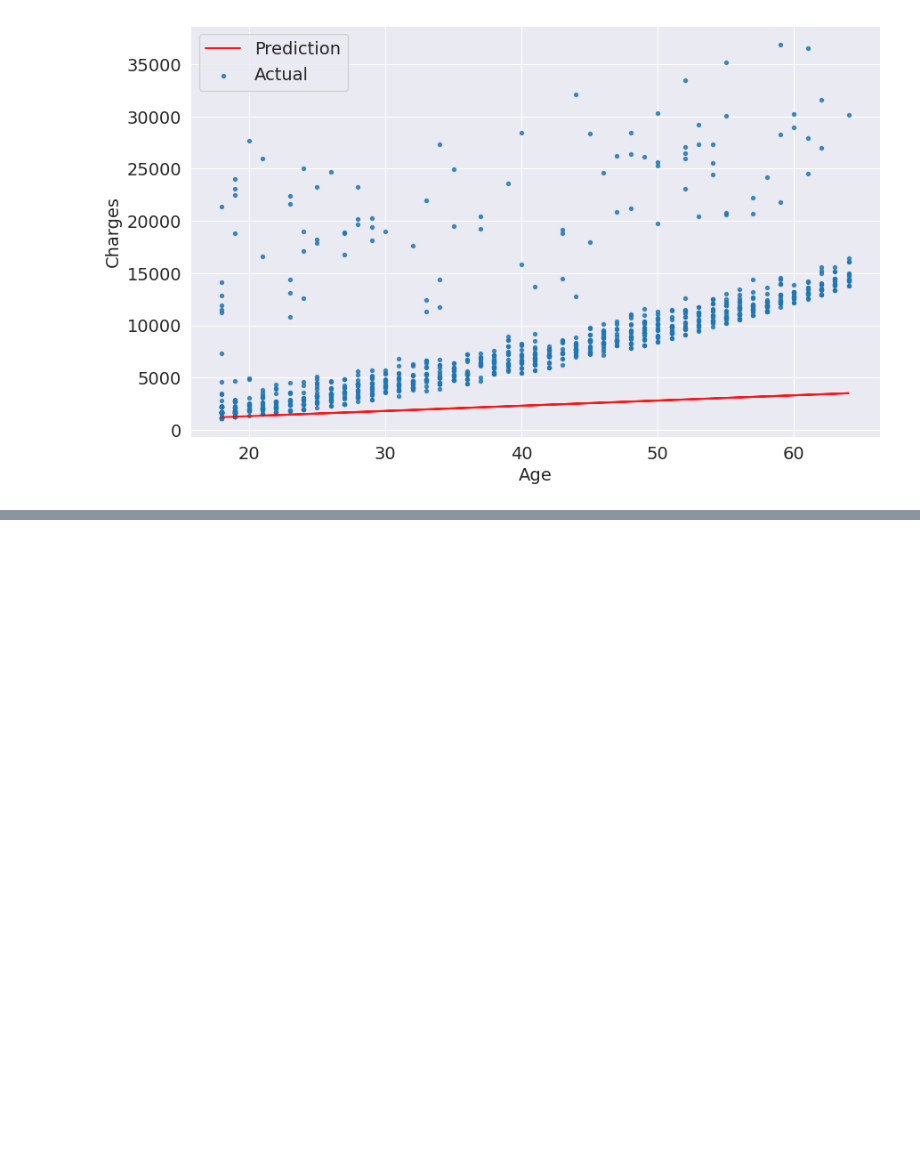
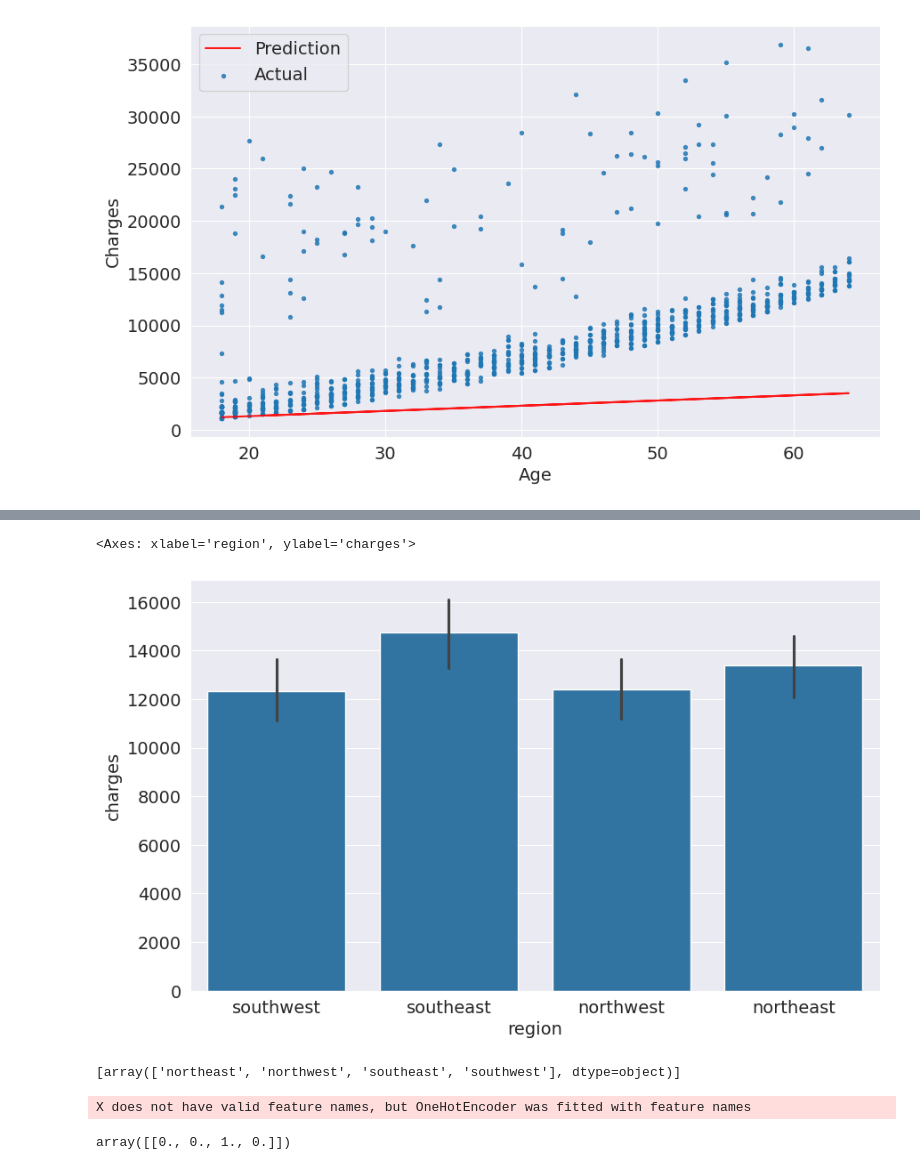
Before and after one commit to RapaDewan/Machine-Learning, a Jupyter notebook: FCC18/FCC18.ipynb, the cells around one changed output, grey strips where cells are left out. Saved outputs shown, nothing was run; the diff lists cells and outputs as text; code cells hidden in the pictures; blank space fills up the shorter version.

```diff
--- a/FCC18/FCC18.ipynb
+++ b/FCC18/FCC18.ipynb
@@ -329,0 +528,3 @@ RMSE Loss:  8312.556156041677
+# %%
+sex_codes={'female':0,'male':1}
+df['sex_code']=df.sex.map(sex_codes)
@@ -329,0 +555,17 @@ RMSE Loss:  8312.556156041677
+# %%
+sns.barplot(data=df, x='region', y='charges') #bar gula colourful ashena kno?
+# %% [output]
+<Axes: xlabel='region', ylabel='charges'>
+[figure, added]
+# %%
+from sklearn import preprocessing
+enc=preprocessing.OneHotEncoder()
+enc.fit(df[['region']])
+enc.categories_
+# %% [output]
+[array(['northeast', 'northwest', 'southeast', 'southwest'], dtype=object)]
+# %%
+enc.transform([['southeast']]).toarray()
+# %% [output]
+X does not have valid feature names, but OneHotEncoder was fitted with feature names
+array([[0., 0., 1., 0.]])
```
Also changed, not shown: parts of 55 cells of this notebook.
